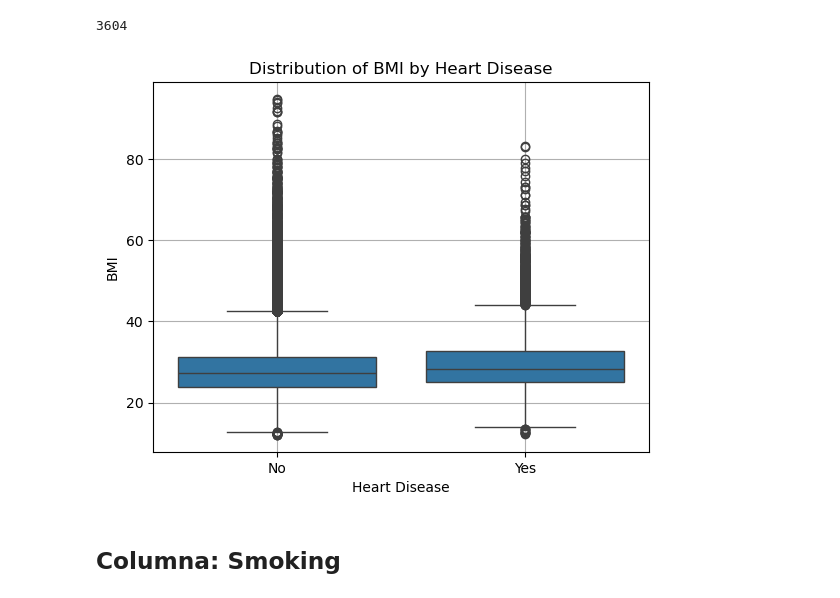
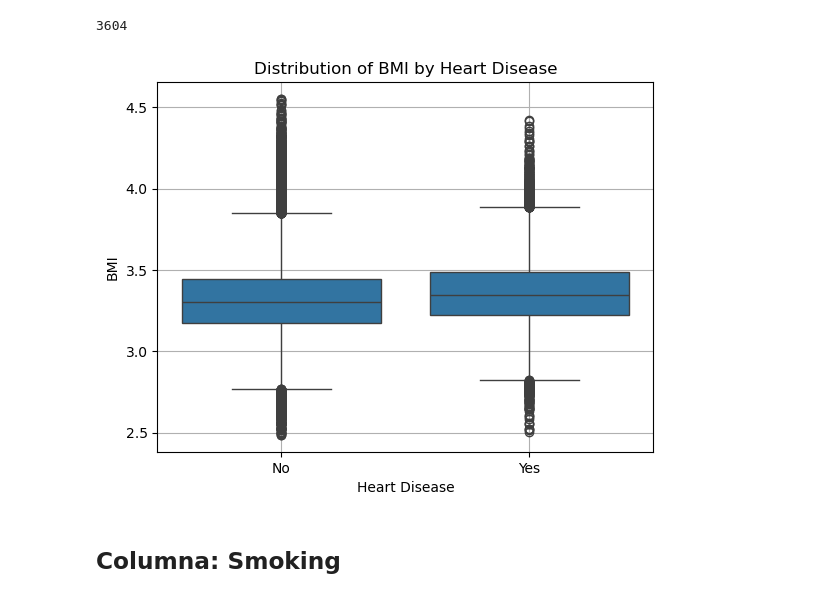
Before and after one commit to alexia-gm/Proyecto-02, a Jupyter notebook: Proyecto_Grupo_C_Ultimo.ipynb, the cells around one changed output. Cells and saved outputs as stored; diff of their text form; code cells hidden in the pictures.

```diff
--- a/Proyecto_Grupo_C_Ultimo.ipynb
+++ b/Proyecto_Grupo_C_Ultimo.ipynb
@@ -273,16 +291,14 @@ df['BMI'].nunique()
 # %% [output]
 3604
 # %%
-sns.boxplot(data = df, x = "HeartDisease", y = "BMI")
+sns.boxplot(data = df, x = "HeartDisease", y = df["BMI"].apply(np.log))
 plt.xlabel("Heart Disease")
 plt.ylabel("BMI")
 plt.title("Distribution of BMI by Heart Disease")
 plt.grid(True)
 plt.show()
-
-# Aplicar logaritmo
 # %% [output]
-[figure, old version]
+[figure, new version]
 # %% [markdown]
 ## Columna: Smoking
 # %%
```
Also changed, not shown: parts of 15 cells of this notebook, 5 other files.
